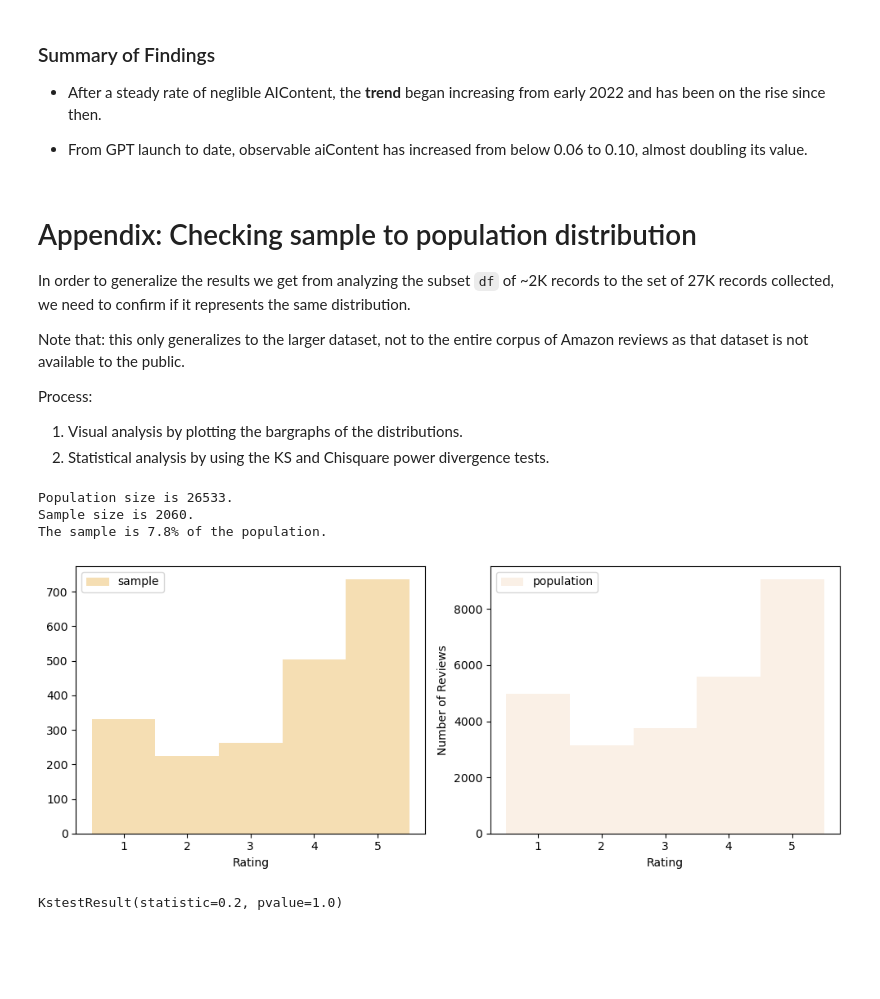
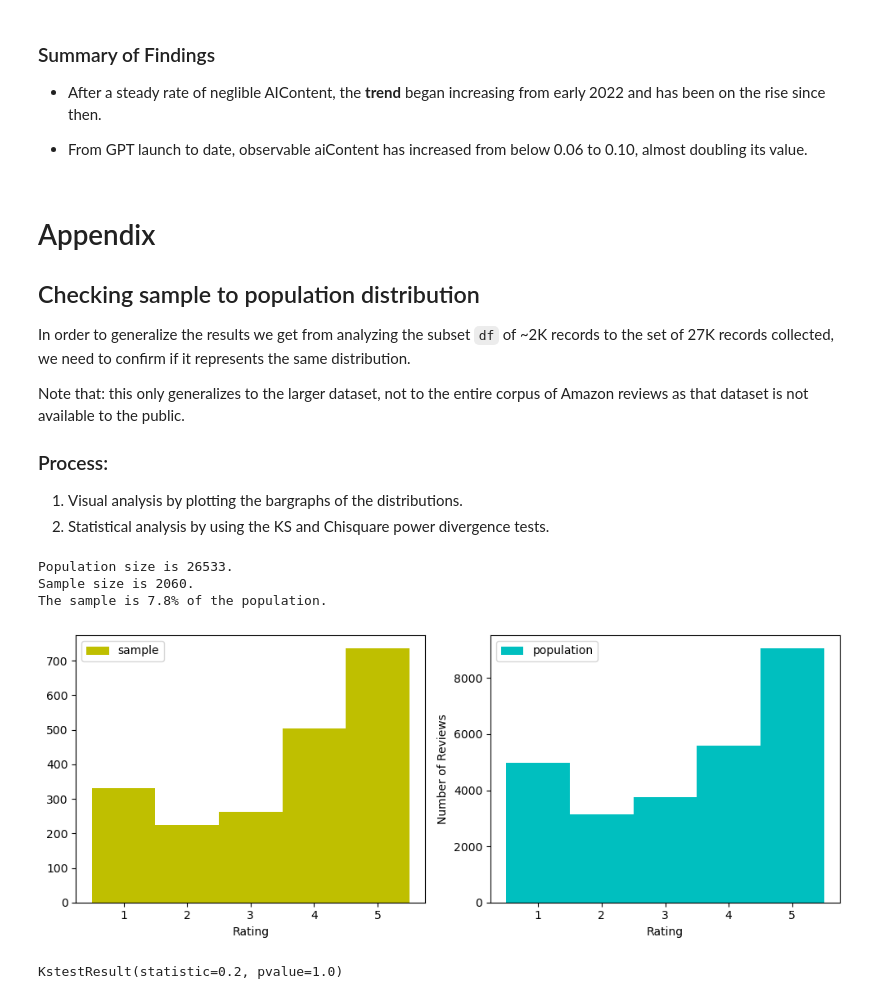
Before and after one commit to OriginalityAI/Amazon-reviews-study, a Jupyter notebook: Analysis.ipynb, the cells around one changed output. Drawn from its saved outputs; the diff is of its cells as text; code cells hidden in the pictures; blank space fills up the shorter version.

```diff
--- a/Analysis.ipynb
+++ b/Analysis.ipynb
@@ -185,38 +187,40 @@ Rise from Nov 2022 to August 2023 is 101.18%.
 
 * From GPT launch to date, observable aiContent has increased from below 0.06 to 0.10, almost doubling its value.
 # %% [markdown]
-# Appendix: Checking sample to population distribution
+# Appendix
+
+## Checking sample to population distribution
 
 In order to generalize the results we get from analyzing the subset `df` of ~2K records to the set of 27K records collected, we need to confirm if it represents the same distribution.
 
 Note that: this only generalizes to the larger dataset, not to the entire corpus of Amazon reviews as that dataset is not available to the public.
 
-Process:
+### Process:
 
 1. Visual analysis by plotting the bargraphs of the distributions.
 2. Statistical analysis by using the KS and Chisquare power divergence tests.
 # %%
 df_population = get_raw_data()
 df_sample = get_data_for_analysis()
 print(f"Population size is {len(df_population)}.")
 print(f"Sample size is {len(df_sample)}.")
 print(f"The sample is {len(df_sample)/len(df_population)*100:.1f}% of the population.")
 
 # extract ratingScore from both distributions
 sample = df_sample.ratingScore
 population = df_population.ratingScore
 
 dists = [sample, population]
 titles = ['sample', 'population']
-colors = ['wheat','linen']
+colors = ['y','c']
 
 # plot the bar graphs and extract the frequency distribution for statistics testing
 counts_for_testing = plotbars(dists, titles, colors)
 # %% [output]
 Population size is 26533.
 Sample size is 2060.
 The sample is 7.8% of the population.
-[figure, old version]
+[figure, new version]
 # %%
 # statistics testing
 from scipy.stats import ks_2samp, chisquare, entropy
```
Also changed, not shown: parts of 12 cells of this notebook, 2 other files.
